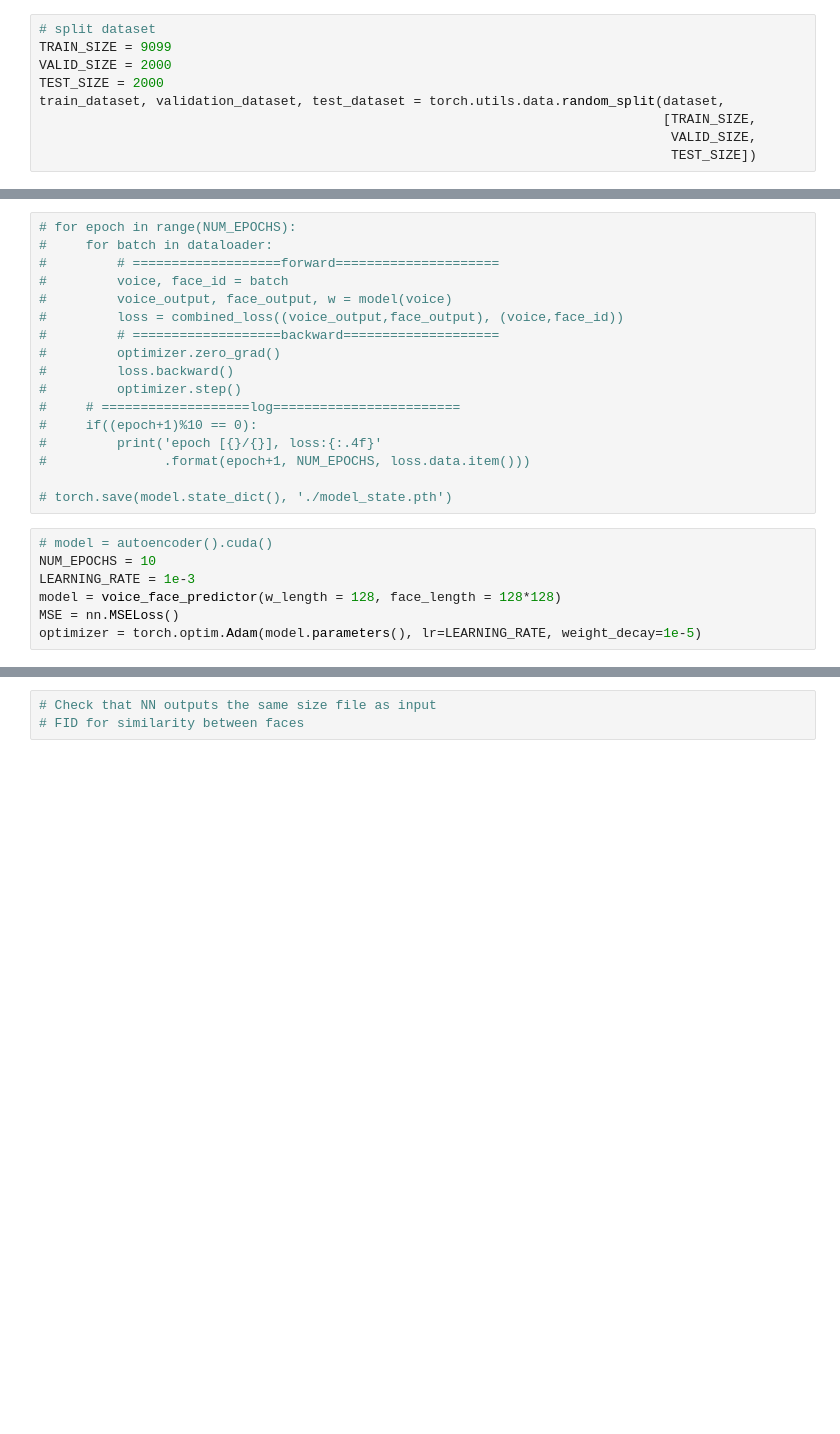
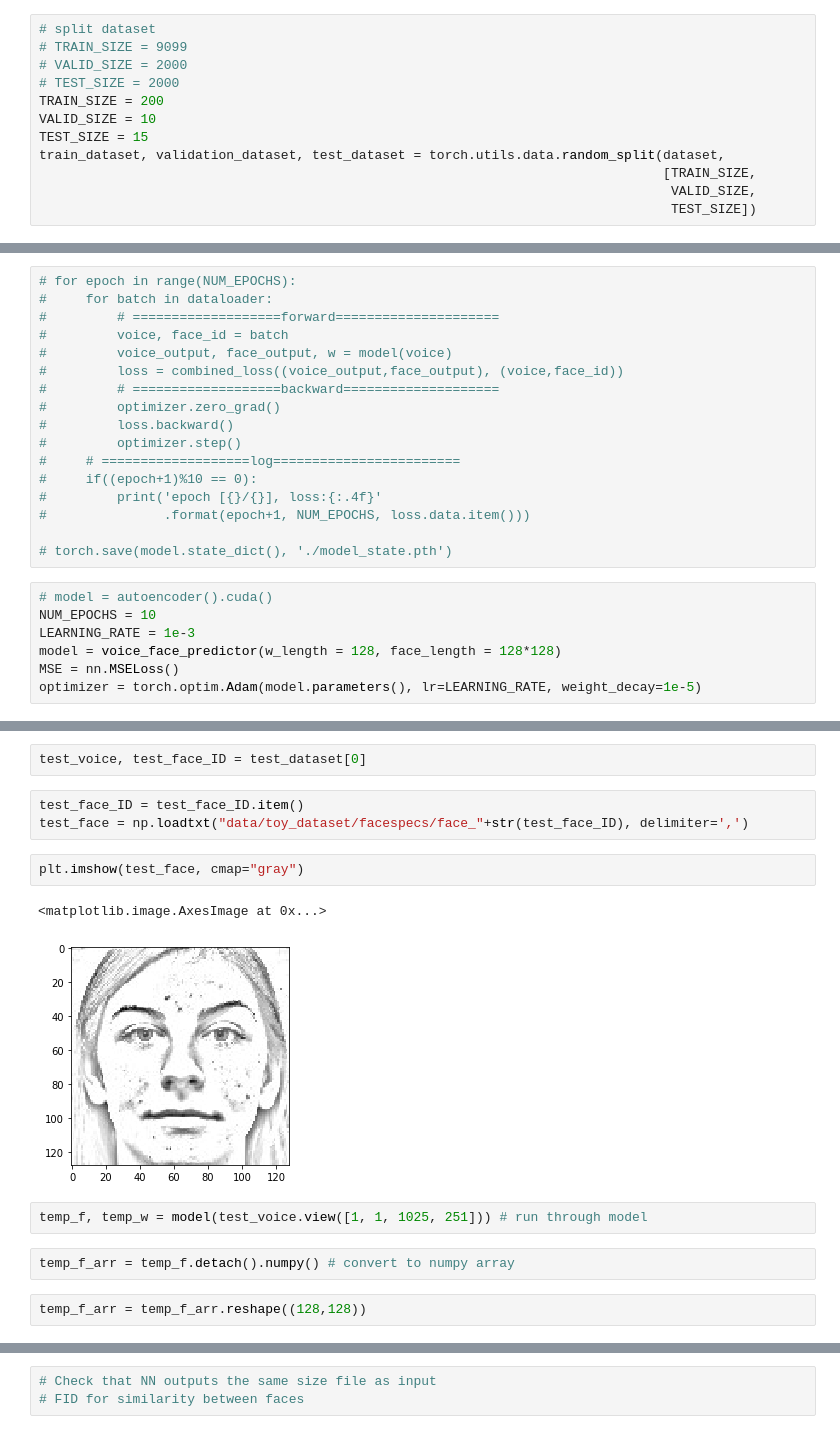
Before and after one commit to mikey-yang/voice_to_face_net, a Jupyter notebook: voice_to_face_net.ipynb, the cells around one changed output, grey strips where cells are left out. Drawn from its saved outputs; the diff is of its cells as text; blank space fills up the shorter version.

Commit message:
first voice to face NN trained on 5 faces for 10 epochs

```diff
--- a/voice_to_face_net.ipynb
+++ b/voice_to_face_net.ipynb
@@ -66,9 +68,12 @@ face_filenames = glob("data/toy_dataset/facespecs/face_*")
 dataset = voice_face(voice_filenames, standardize=True)
 # %%
 # split dataset
-TRAIN_SIZE = 9099
-VALID_SIZE = 2000
-TEST_SIZE = 2000
+# TRAIN_SIZE = 9099
+# VALID_SIZE = 2000
+# TEST_SIZE = 2000
+TRAIN_SIZE = 200
+VALID_SIZE = 10
+TEST_SIZE = 15
 train_dataset, validation_dataset, test_dataset = torch.utils.data.random_split(dataset,
                                                                                 [TRAIN_SIZE,
                                                                                  VALID_SIZE,
@@ -278,0 +300,16 @@ torch.save(model.state_dict(), './model_state.pth')
+# %%
+test_voice, test_face_ID = test_dataset[0]
+# %%
+test_face_ID = test_face_ID.item()
+test_face = np.loadtxt("data/toy_dataset/facespecs/face_"+str(test_face_ID), delimiter=',')
+# %%
+plt.imshow(test_face, cmap="gray")
+# %% [output]
+<matplotlib.image.AxesImage at 0x...>
+[figure, added]
+# %%
+temp_f, temp_w = model(test_voice.view([1, 1, 1025, 251])) # run through model
+# %%
+temp_f_arr = temp_f.detach().numpy() # convert to numpy array
+# %%
+temp_f_arr = temp_f_arr.reshape((128,128))
```
Also changed, not shown: parts of 13 cells of this notebook.
